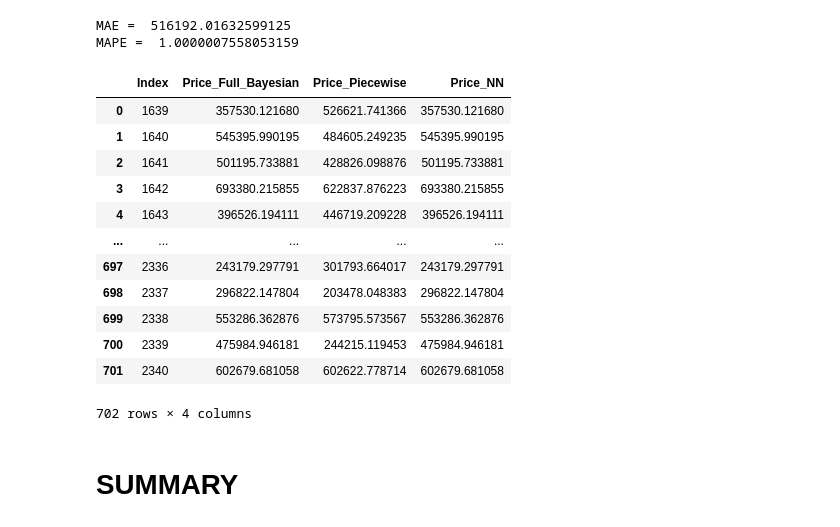
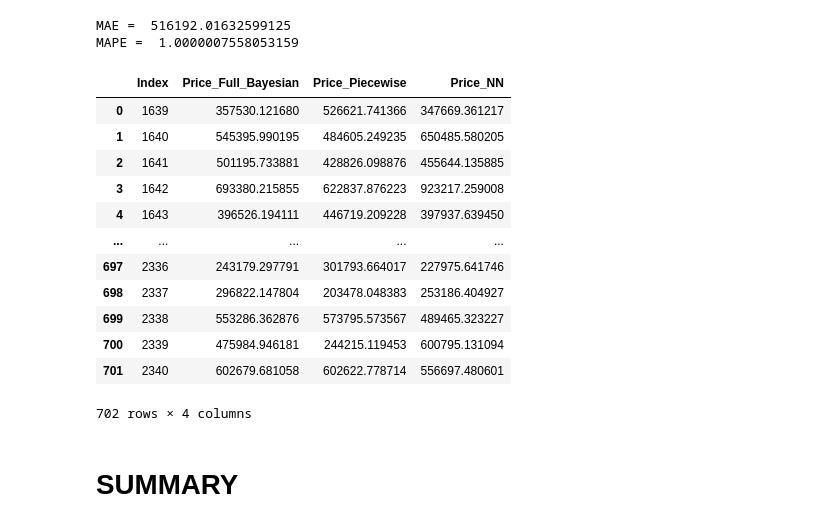
Before and after one commit to carlos20160984/ET5003_SEM1_2021-2, a Jupyter notebook: ET5003_KaggleCompetition_Carlos_Santiago.ipynb, the cells around one changed output. Saved outputs shown, nothing was run; the diff lists cells and outputs as text; code cells hidden in the pictures.

```diff
--- a/ET5003_KaggleCompetition_Carlos_Santiago.ipynb
+++ b/ET5003_KaggleCompetition_Carlos_Santiago.ipynb
@@ -1413,25 +1413,26 @@ for i in range(posterior['w_1'].shape[0]):
 
 # predictions
 y_pred = np.array(y_pred).mean(axis=0)
+final_y_pred=np.exp(yscaler.inverse_transform(y_pred))
 # %%
 # Save predictions
 df_1 = full_test_predictions.copy()
-df_2 = pd.DataFrame(y_pred_BLR, columns=['Price_NN'])
+df_2 = pd.DataFrame(final_y_pred, columns=['Price_NN'])
 full_test_predictions = pd.concat([df_1, df_2], axis=1)
 full_test_predictions
 # %% [output]
 |  | Index | Price_Full_Bayesian | Price_Piecewise | Price_NN |
-| 0 | 1639 | 357530.121680 | 526621.741366 | 357530.121680 |
-| 1 | 1640 | 545395.990195 | 484605.249235 | 545395.990195 |
-| 2 | 1641 | 501195.733881 | 428826.098876 | 501195.733881 |
-| 3 | 1642 | 693380.215855 | 622837.876223 | 693380.215855 |
-| 4 | 1643 | 396526.194111 | 446719.209228 | 396526.194111 |
+| 0 | 1639 | 357530.121680 | 526621.741366 | 347669.361217 |
+| 1 | 1640 | 545395.990195 | 484605.249235 | 650485.580205 |
+| 2 | 1641 | 501195.733881 | 428826.098876 | 455644.135885 |
+| 3 | 1642 | 693380.215855 | 622837.876223 | 923217.259008 |
+| 4 | 1643 | 396526.194111 | 446719.209228 | 397937.639450 |
 | ... | ... | ... | ... | ... |
-| 697 | 2336 | 243179.297791 | 301793.664017 | 243179.297791 |
-| 698 | 2337 | 296822.147804 | 203478.048383 | 296822.147804 |
-| 699 | 2338 | 553286.362876 | 573795.573567 | 553286.362876 |
-| 700 | 2339 | 475984.946181 | 244215.119453 | 475984.946181 |
-| 701 | 2340 | 602679.681058 | 602622.778714 | 602679.681058 |
+| 697 | 2336 | 243179.297791 | 301793.664017 | 227975.641746 |
+| 698 | 2337 | 296822.147804 | 203478.048383 | 253186.404927 |
+| 699 | 2338 | 553286.362876 | 573795.573567 | 489465.323227 |
+| 700 | 2339 | 475984.946181 | 244215.119453 | 600795.131094 |
+| 701 | 2340 | 602679.681058 | 602622.778714 | 556697.480601 |
 702 rows × 4 columns
 # %%
 # Save dataset in GoogleDrive
```
